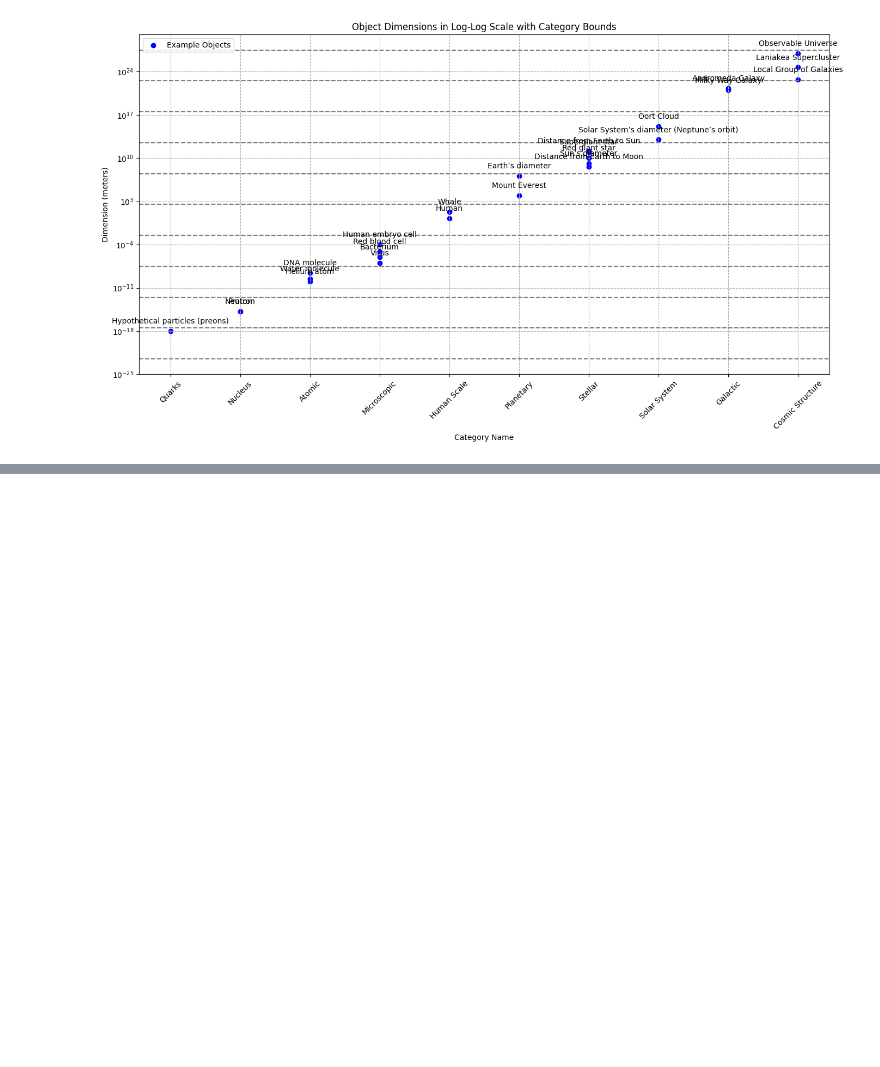
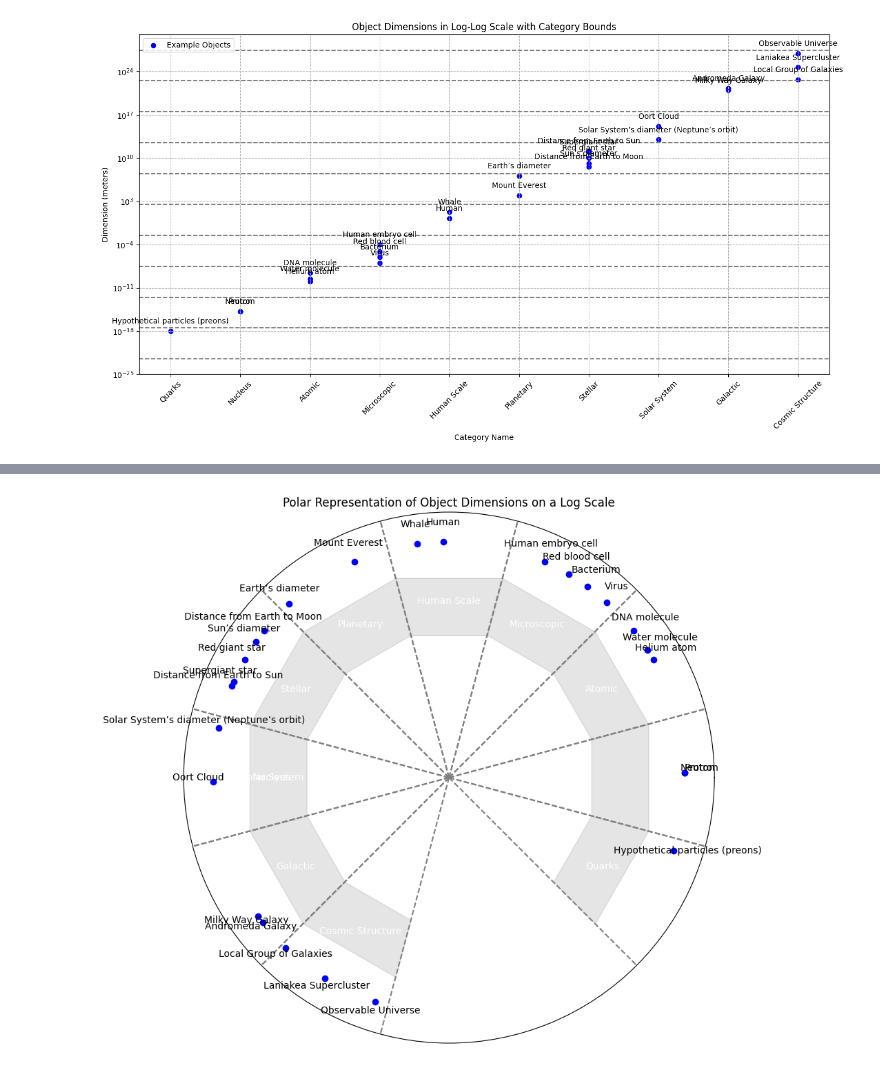
Before and after one commit to JukkaTLinjama/240611-universe-scales, a Jupyter notebook: Example object dimensions.ipynb, the cells around one changed output, grey strips where cells are left out. Saved outputs shown, nothing was run; the diff lists cells and outputs as text; code cells hidden in the pictures; blank space fills up the shorter version.

```diff
--- a/Example object dimensions.ipynb
+++ b/Example object dimensions.ipynb
@@ -200,0 +260,46 @@ plt.show()
+# %%
+import matplotlib.pyplot as plt
+import numpy as np
+
+# Assuming 'categories_df' and 'examples_df' are already loaded and prepared as per previous parts of the notebook
+
+# Convert dimension to angle in radians. The log scale of dimension (spanning 60 decades) is mapped to 360 degrees
+def dimension_to_angle(dimension):
+    log_dimension = np.log10(dimension)
+    # Adjust the base angle so that 10^0 (log_dimension=0) is directly upwards and plot rotates 180 degrees
+    return ((log_dimension + 30) * (2 * np.pi / 60) + 3 * np.pi/2) % (2 * np.pi)
+
+# Set up polar plot
+fig, ax = plt.subplots(subplot_kw={'projection': 'polar'}, figsize=(10, 10))
+
+# Plot each example object at a specific radius with angle determined by their dimension
+for index, row in examples_df.iterrows():
+    angle = dimension_to_angle(row['Example Object Dimension (meters)'])
+    ax.scatter(angle, 0.8, color='b', label=row['Example Object'] if index == 0 else "")
+    ax.text(angle, 0.85, row['Example Object'], horizontalalignment='center', verticalalignment='bottom')
+
+# Indicate category limits and draw segments
+for index, row in categories_df.iterrows():
+    lower_angle = dimension_to_angle(row['Lower Bound'])
+    upper_angle = dimension_to_angle(row['Upper Bound'])
+
+    # Draw lines for category limits
+    ax.plot([lower_angle, lower_angle], [0, 0.9], color='gray', linestyle='--')
+    ax.plot([upper_angle, upper_angle], [0, 0.9], color='gray', linestyle='--')
+
+    # Draw category segments (r = 0.5 to 0.7)
+    ax.fill_between([lower_angle, upper_angle], 0.5, 0.7, color='gray', alpha=0.2)
+
+    # Place category name at the average angle between the lower and upper bounds, within the main plot radius
+    mid_angle = (lower_angle + upper_angle) / 2
+    ax.text(mid_angle, 0.6, row['Category Name'], horizontalalignment='center', verticalalignment='center', color='white')
+
+# Customize the plot
+ax.set_ylim(0, 0.9)  # Limit the radius to just below the example points to effectively remove the outer circle
+ax.set_yticks([])  # Hide radial ticks because radius is constant
+ax.set_xticks([])  # Remove angle labels
+
+plt.title('Polar Representation of Object Dimensions on a Log Scale')
+plt.show()
+# %% [output]
+[figure, added]
```
Also changed, not shown: parts of 4 cells of this notebook.
